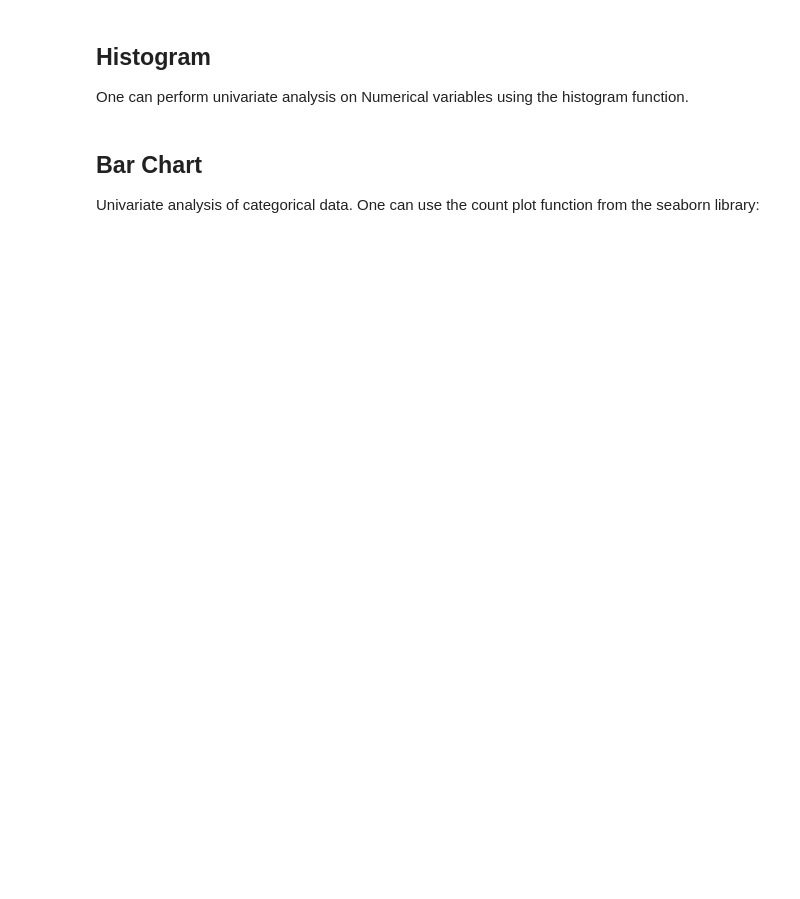
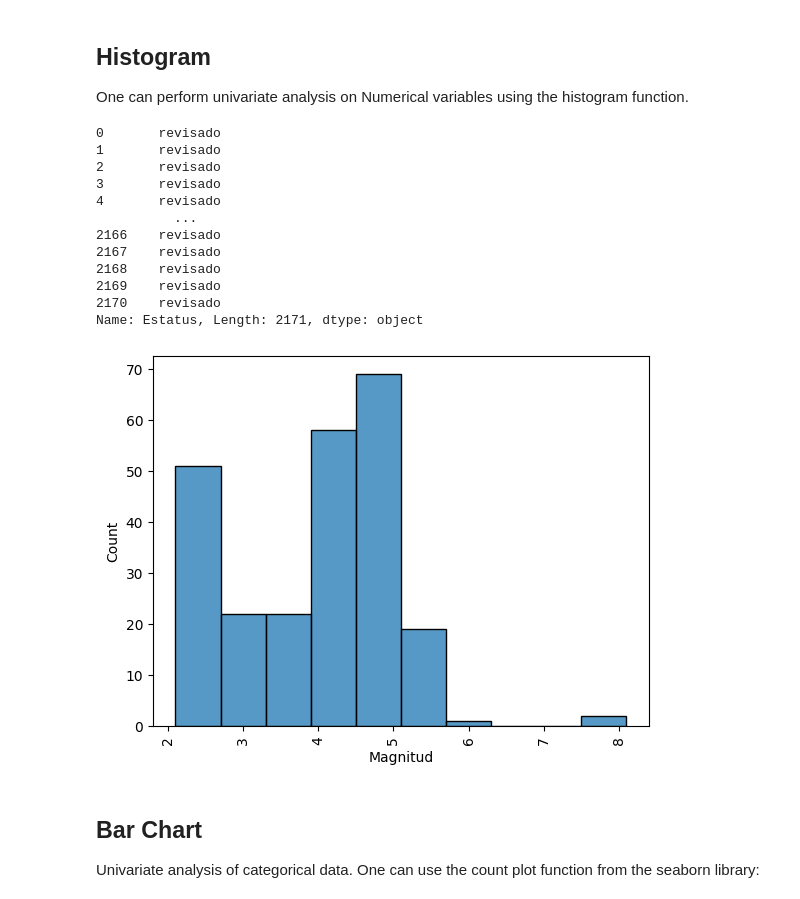
Before and after one commit to EdilbertoAntonio/ejercicios_maestria_icd, a Jupyter notebook: mineria de datos/Exploratory analysis_Visualization.ipynb, the cells around one changed output. Cells and saved outputs as stored; diff of their text form; code cells hidden in the pictures; blank space fills up the shorter version.

```diff
--- a/mineria de datos/Exploratory analysis_Visualization.ipynb
+++ b/mineria de datos/Exploratory analysis_Visualization.ipynb
@@ -25,4 +25,6 @@ $\textbf{Note:}$ Seaborn is a Python data visualization library based on matplot
 # %%
 import pandas as pd
 import seaborn as sns
-my_dat=pd.read_csv("SSNMX_catalogo_20240101_20240207.csv",skiprows=4,skipfooter=7,engine="python")
+import matplotlib.pyplot as plt
+my_dat=pd.read_csv("datos\\SSNMX_catalogo.csv",skiprows=4,skipfooter=7,engine="python")
+my_dat.head()
@@ -30,8 +39,23 @@ my_dat=pd.read_csv("SSNMX_catalogo_20240101_20240207.csv",skiprows=4,skipfooter=
 <h2>Histogram</h2>
 One can perform univariate analysis on Numerical variables using the histogram function.
 # %%
-sns.histplot(my_dat["Magnitud"],bins=10)
+sns.histplot(my_dat[my_dat["Magnitud"]!='no calculable']['Magnitud'].astype(float),bins=10)
+plt.xticks(rotation=90)
 my_dat.Estatus
+# %% [output]
+0       revisado
+1       revisado
+2       revisado
+3       revisado
+4       revisado
+          ...
+2166    revisado
+2167    revisado
+2168    revisado
+2169    revisado
+2170    revisado
+Name: Estatus, Length: 2171, dtype: object
+[figure, added]
 # %% [markdown]
 <h2>Bar Chart</h2>
 Univariate analysis of categorical data. One can use the count plot function from the seaborn library:
```
Also changed, not shown: parts of 12 cells of this notebook, 13 other files.
